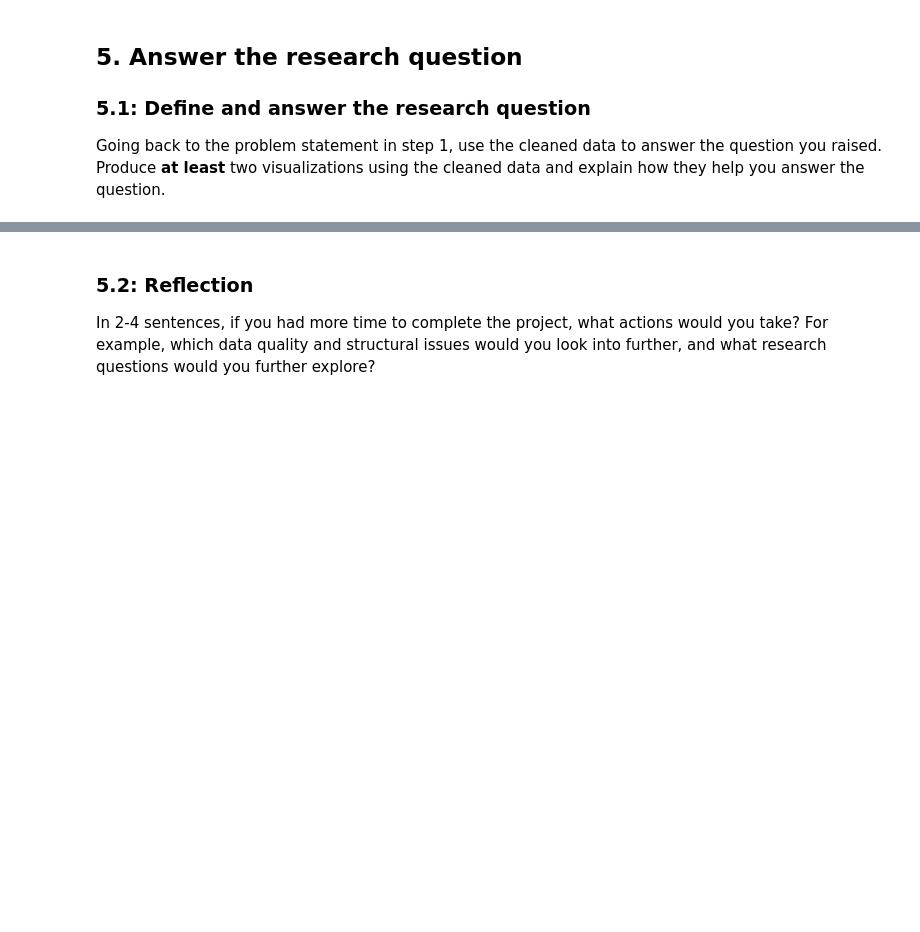
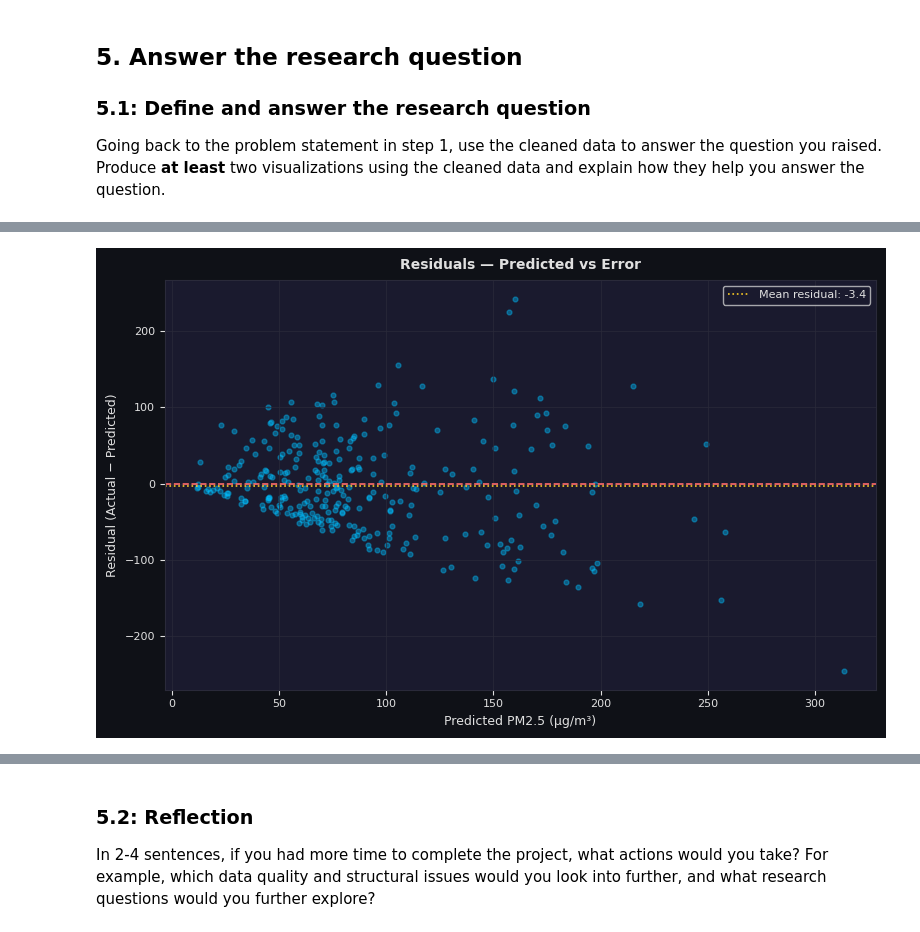
Before and after one commit to eedygreen/AI-Infrastructure, a Jupyter notebook: Projects/data_analysis/Determine_Urban_Air_Quality_with_data/Determine_Urban_Air_Quality_with_Data.ipynb, the cells around one changed output, grey strips where cells are left out. Drawn from its saved outputs; the diff is of its cells as text; code cells hidden in the pictures; blank space fills up the shorter version.

```diff
--- a/Projects/data_analysis/Determine_Urban_Air_Quality_with_data/Determine_Urban_Air_Quality_with_Data.ipynb
+++ b/Projects/data_analysis/Determine_Urban_Air_Quality_with_data/Determine_Urban_Air_Quality_with_Data.ipynb
@@ -252,0 +1002,10 @@ Going back to the problem statement in step 1, use the cleaned data to answer th
+# %%
+import matplotlib
+matplotlib.use("Agg")
+import matplotlib.pyplot as plt
+from sklearn.ensemble import RandomForestRegressor
+from sklearn.linear_model import LinearRegression
+from sklearn.model_selection import train_test_split
+from sklearn.metrics import r2_score, mean_squared_error
+plt.rcParams['figure.dpi'] = 100
+%matplotlib inline
@@ -252,0 +1185,14 @@ Going back to the problem statement in step 1, use the cleaned data to answer th
+# %%
+# ── Plot 3: Residuals ─────────────────────────────────────────────────────────
+fig, ax = plt.subplots(figsize=(8, 5), facecolor=FIG_BG)
+ax.scatter(y_pred, residuals, alpha=0.4, s=12, color=BLUE)
+ax.axhline(0, color=RED, linestyle='--', linewidth=1.2)
+ax.axhline(residuals.mean(), color=YELLOW, linestyle=':',
+           linewidth=1.2, label=f'Mean residual: {residuals.mean():.1f}')
+ax.legend(fontsize=8, labelcolor=TEXT, facecolor=BG)
+style(ax, "Residuals — Predicted vs Error",
+      "Predicted PM2.5 (µg/m³)", "Residual (Actual − Predicted)")
+plt.tight_layout()
+plt.show()
+# %% [output]
+[figure, added]
```
Also changed, not shown: parts of 166 cells of this notebook.
